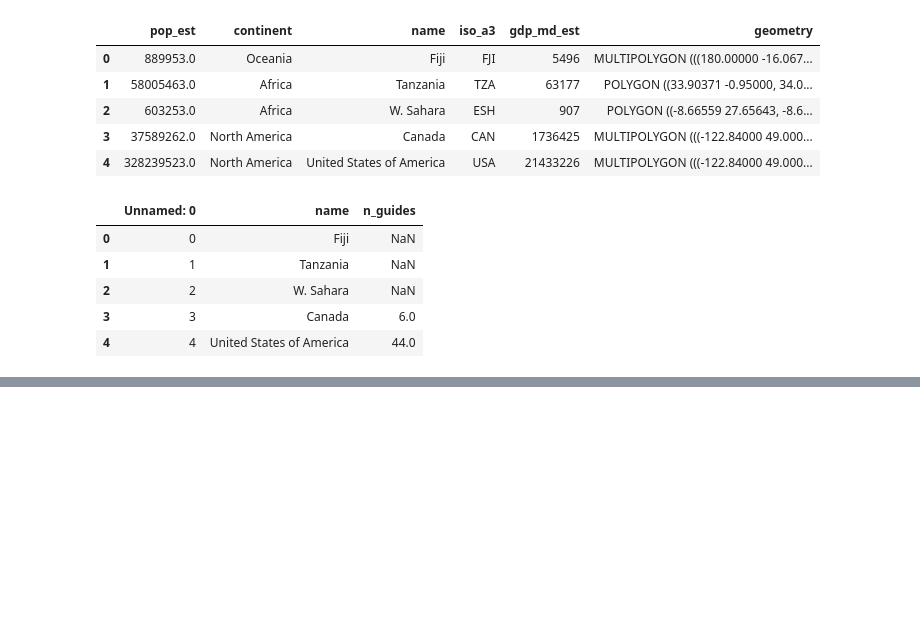
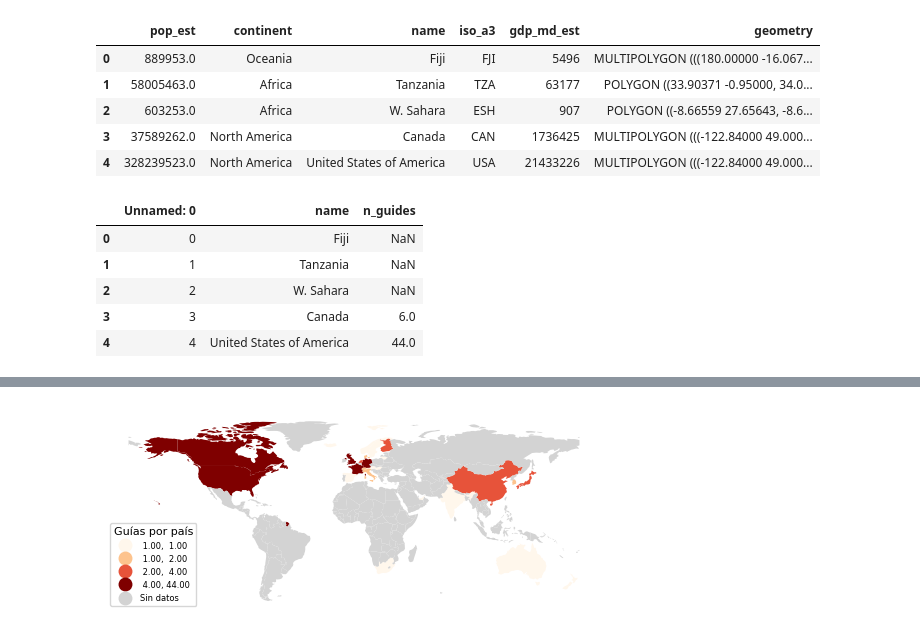
Before and after one commit to javism/AI_ethics_guidelines_visualization, a Jupyter notebook: guides_map.ipynb, the cells around one changed output, grey strips where cells are left out. Drawn from its saved outputs; the diff is of its cells as text; code cells hidden in the pictures; blank space fills up the shorter version.

```diff
--- a/guides_map.ipynb
+++ b/guides_map.ipynb
@@ -72,0 +78,22 @@ fig.savefig("pics/guides_map_quantiles.png", bbox_inches='tight',  dpi=600)
+# %%
+
+fig, ax = plt.subplots(1, 1)
+
+ax=world.plot(column='n_guides',
+              ax=ax,
+              missing_kwds={'color': 'lightgrey', "label": "Sin datos"},
+              figsize=(15, 10),
+              cmap='OrRd',
+              scheme='quantiles', # 'fisher_jenks'
+              legend=True,
+              legend_kwds={'loc': 'lower left', 'fontsize':'xx-small'});
+);
+
+ax.legend_.set_title('Guías por país',prop={'size':'x-small'})
+
+ax.set_axis_off();
+
+fig.savefig("pics/guides_map_quantiles_OrRd.pdf", bbox_inches='tight')
+fig.savefig("pics/guides_map_quantiles_OrRd.png", bbox_inches='tight',  dpi=600)
+# %% [output]
+[figure, added]
```
Also changed, not shown: parts of 2 cells of this notebook, 6 other files.
